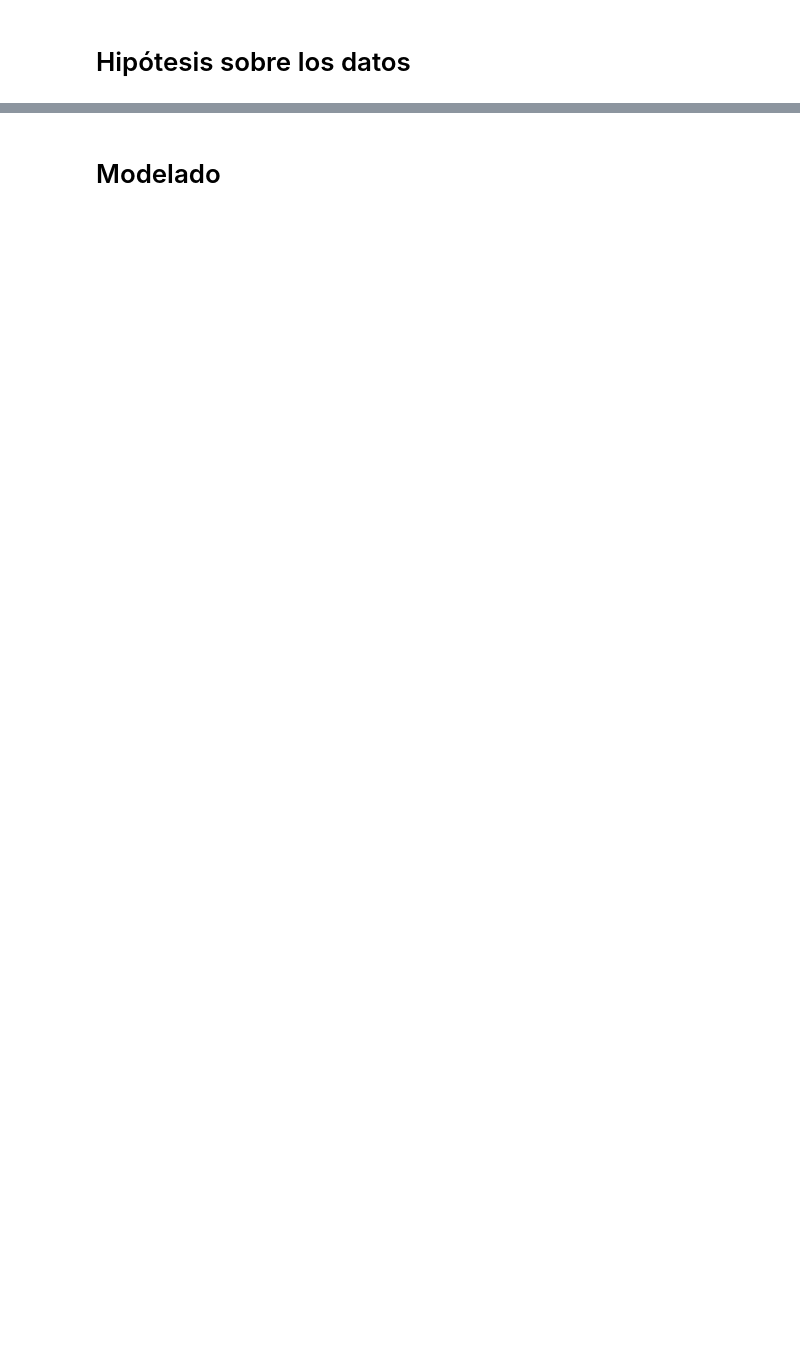
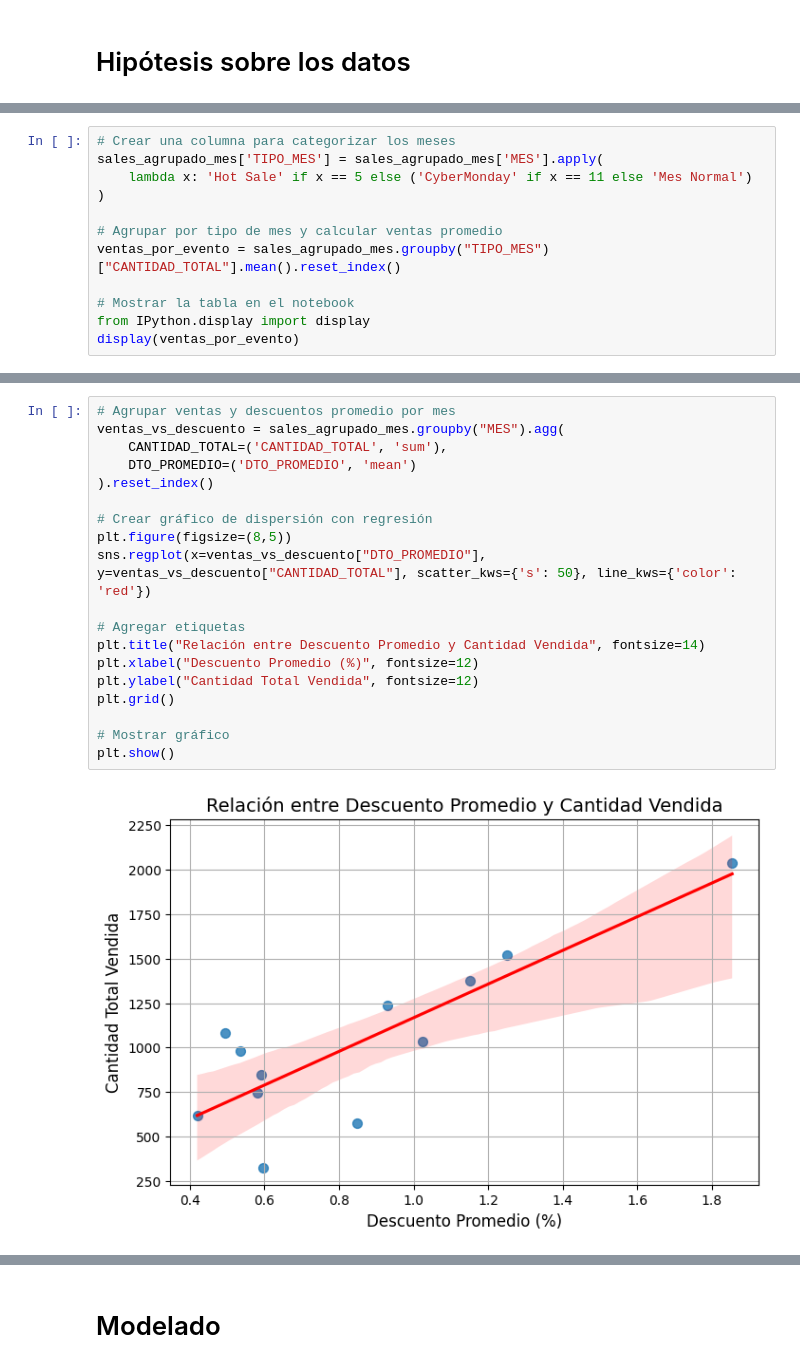
Before and after one commit to LuisBoschetto/trabajofinal, a Jupyter notebook: TrabajoFinal.ipynb, the cells around one changed output, grey strips where cells are left out. Saved outputs shown, nothing was run; the diff lists cells and outputs as text; blank space fills up the shorter version.

```diff
--- a/TrabajoFinal.ipynb
+++ b/TrabajoFinal.ipynb
@@ -512,0 +573,12 @@ plt.show()
+# %%
+# Crear una columna para categorizar los meses
+sales_agrupado_mes['TIPO_MES'] = sales_agrupado_mes['MES'].apply(
+    lambda x: 'Hot Sale' if x == 5 else ('CyberMonday' if x == 11 else 'Mes Normal')
+)
+
+# Agrupar por tipo de mes y calcular ventas promedio
+ventas_por_evento = sales_agrupado_mes.groupby("TIPO_MES")["CANTIDAD_TOTAL"].mean().reset_index()
+
+# Mostrar la tabla en el notebook
+from IPython.display import display
+display(ventas_por_evento)
@@ -512,0 +619,21 @@ plt.show()
+# %%
+# Agrupar ventas y descuentos promedio por mes
+ventas_vs_descuento = sales_agrupado_mes.groupby("MES").agg(
+    CANTIDAD_TOTAL=('CANTIDAD_TOTAL', 'sum'),
+    DTO_PROMEDIO=('DTO_PROMEDIO', 'mean')
+).reset_index()
+
+# Crear gráfico de dispersión con regresión
+plt.figure(figsize=(8,5))
+sns.regplot(x=ventas_vs_descuento["DTO_PROMEDIO"], y=ventas_vs_descuento["CANTIDAD_TOTAL"], scatter_kws={'s': 50}, line_kws={'color': 'red'})
+
+# Agregar etiquetas
+plt.title("Relación entre Descuento Promedio y Cantidad Vendida", fontsize=14)
+plt.xlabel("Descuento Promedio (%)", fontsize=12)
+plt.ylabel("Cantidad Total Vendida", fontsize=12)
+plt.grid()
+
+# Mostrar gráfico
+plt.show()
+# %% [output]
+[figure, added]
```
Also changed, not shown: parts of 20 cells of this notebook.
